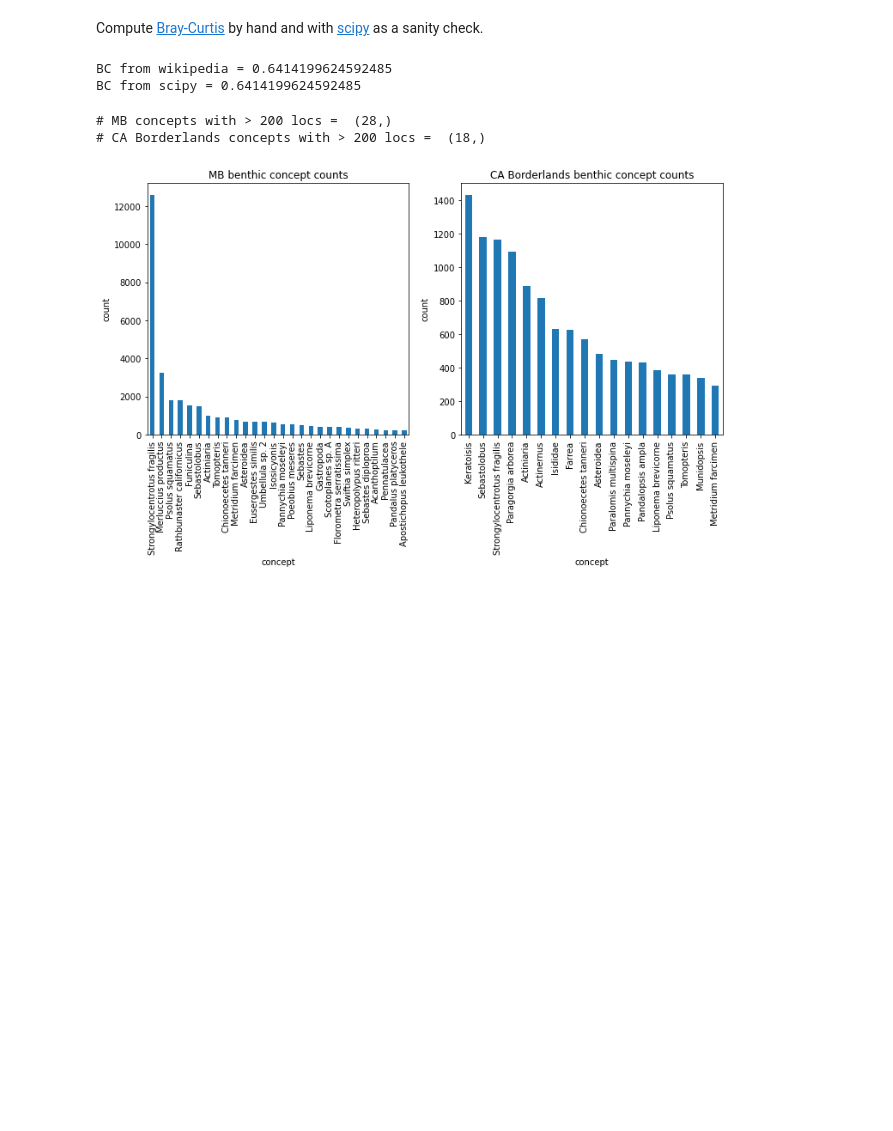
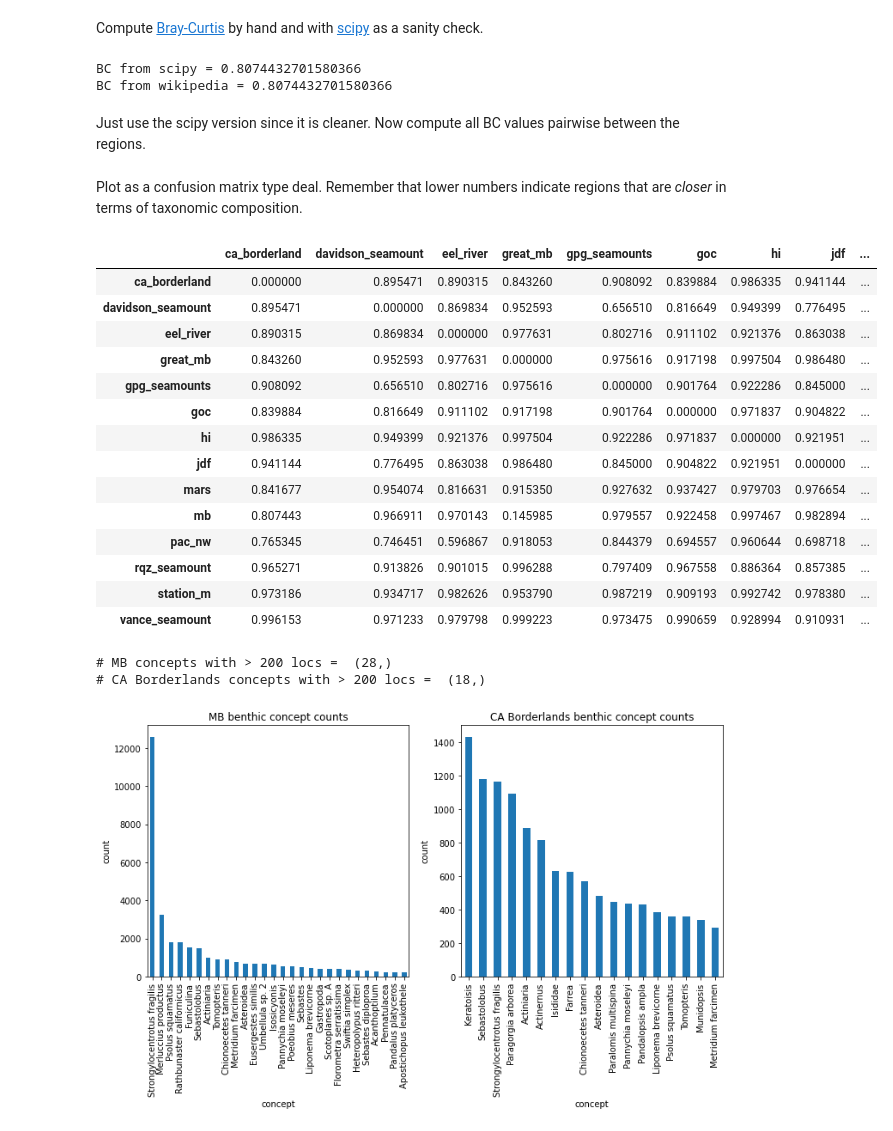
Before and after one commit to eor314/duds_explore, a Jupyter notebook: duds_explore.ipynb, the cells around one changed output. Cells and saved outputs as stored; diff of their text form; code cells hidden in the pictures; blank space fills up the shorter version.

```diff
--- a/duds_explore.ipynb
+++ b/duds_explore.ipynb
@@ -220,13 +206,54 @@ tmp = tmp.assign(ca_border=tmp['ca_borderland'] - tmp['mb'])
 Compute [Bray-Curtis](https://en.wikipedia.org/wiki/Bray%E2%80%93Curtis_dissimilarity) by hand and with [scipy](https://docs.scipy.org/doc/scipy/reference/generated/scipy.spatial.distance.braycurtis.html) as a sanity check.
 # %%
 # using the wikipedia forumlation
-print('BC from wikipedia =', 1 - float(2*tmp[['ca_border', 'mb']].min(axis=1).sum())/float(tmp[['ca_border', 'mb']].sum().sum()))
+bcwiki = 1 - float(2*tmp[['ca_borderland', 'mb']].min(axis=1).sum())/ \
+    float(tmp[['ca_borderland', 'mb']].sum().sum())
 
 # using scipy
-print('BC from scipy =', braycurtis(tmp['mb'].to_numpy(), tmp['ca_border'].to_numpy()))
+bcscipy = braycurtis(tmp['mb'].to_numpy(), tmp['ca_borderland'].to_numpy())
+
+print(f'BC from scipy = {bcscipy}\n\
+BC from wikipedia = {bcwiki}', )
 # %% [output]
-BC from wikipedia = 0.6414199624592485
-BC from scipy = 0.6414199624592485
+BC from scipy = 0.8074432701580366
+BC from wikipedia = 0.8074432701580366
+# %% [markdown]
+Just use the scipy version since it is cleaner. Now compute all BC values pairwise between the regions.
+# %%
+tmp = df.xs("bboxes", level="count-type")
+tmp = tmp.drop('taney_seamount', axis=1)  # drop Taney Seamount since there are no labels
+outbc = {}
+
+# iterate over regions
+for item in tmp.columns:
+    try:
+        bc = tmp.apply(lambda xx: braycurtis(tmp[item].to_numpy(), xx.to_numpy()), axis=0)
+        outbc[item] = bc
+    except ZeroDivisionError:
+        # catch any regions that have no items
+        print(f'no entries in {item}')
+
+outbc = pd.DataFrame(outbc)
+# %% [markdown]
+Plot as a confusion matrix type deal. Remember that lower numbers indicate regions that are *closer* in terms of taxonomic composition.
+# %%
+outbc.style.background_gradient(cmap='viridis')
+# %% [output]
+|  | ca_borderland | davidson_seamount | eel_river | great_mb | gpg_seamounts | goc | hi | jdf | ... |
+| ca_borderland | 0.000000 | 0.895471 | 0.890315 | 0.843260 | 0.908092 | 0.839884 | 0.986335 | 0.941144 | ... |
+| davidson_seamount | 0.895471 | 0.000000 | 0.869834 | 0.952593 | 0.656510 | 0.816649 | 0.949399 | 0.776495 | ... |
+| eel_river | 0.890315 | 0.869834 | 0.000000 | 0.977631 | 0.802716 | 0.911102 | 0.921376 | 0.863038 | ... |
+| great_mb | 0.843260 | 0.952593 | 0.977631 | 0.000000 | 0.975616 | 0.917198 | 0.997504 | 0.986480 | ... |
+| gpg_seamounts | 0.908092 | 0.656510 | 0.802716 | 0.975616 | 0.000000 | 0.901764 | 0.922286 | 0.845000 | ... |
+| goc | 0.839884 | 0.816649 | 0.911102 | 0.917198 | 0.901764 | 0.000000 | 0.971837 | 0.904822 | ... |
+| hi | 0.986335 | 0.949399 | 0.921376 | 0.997504 | 0.922286 | 0.971837 | 0.000000 | 0.921951 | ... |
+| jdf | 0.941144 | 0.776495 | 0.863038 | 0.986480 | 0.845000 | 0.904822 | 0.921951 | 0.000000 | ... |
+| mars | 0.841677 | 0.954074 | 0.816631 | 0.915350 | 0.927632 | 0.937427 | 0.979703 | 0.976654 | ... |
+| mb | 0.807443 | 0.966911 | 0.970143 | 0.145985 | 0.979557 | 0.922458 | 0.997467 | 0.982894 | ... |
+| pac_nw | 0.765345 | 0.746451 | 0.596867 | 0.918053 | 0.844379 | 0.694557 | 0.960644 | 0.698718 | ... |
+| rqz_seamount | 0.965271 | 0.913826 | 0.901015 | 0.996288 | 0.797409 | 0.967558 | 0.886364 | 0.857385 | ... |
+| station_m | 0.973186 | 0.934717 | 0.982626 | 0.953790 | 0.987219 | 0.909193 | 0.992742 | 0.978380 | ... |
+| vance_seamount | 0.996153 | 0.971233 | 0.979798 | 0.999223 | 0.973475 | 0.990659 | 0.928994 | 0.910931 | ... |
 # %%
 fig, ax = plt.subplots(1,2, figsize=(12,7))
 zz = tmp['mb'].sort_values(ascending=False)
```
Also changed, not shown: parts of 13 cells of this notebook.
